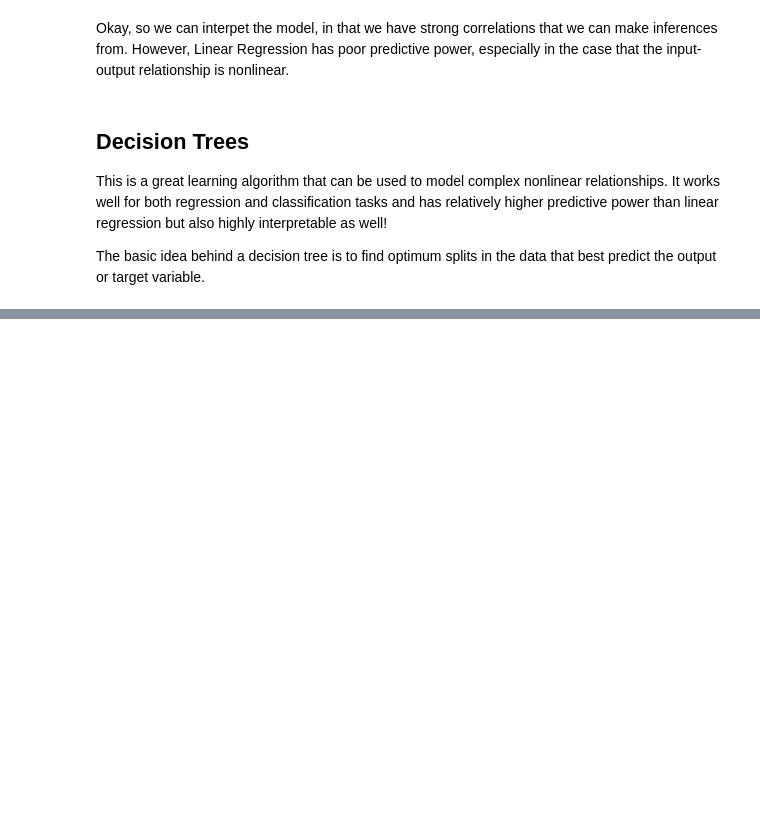
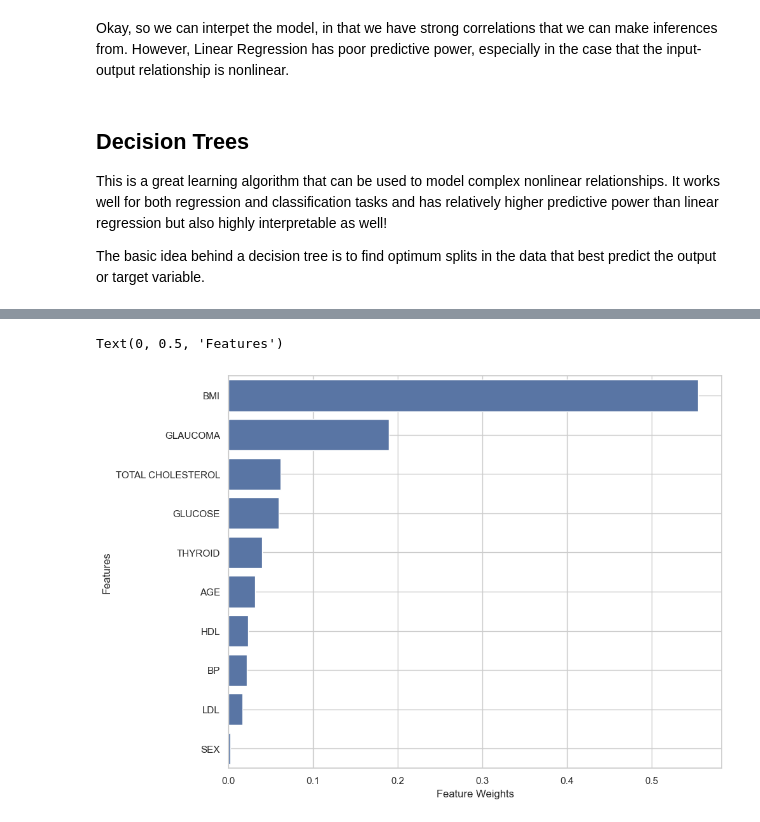
Before and after one commit to jcarlson23/generative-ai-explorations, a Jupyter notebook: chap3/white-box-models.ipynb, the cells around one changed output, grey strips where cells are left out. Cells and saved outputs as stored; diff of their text form; code cells hidden in the pictures; blank space fills up the shorter version.

```diff
--- a/chap3/white-box-models.ipynb
+++ b/chap3/white-box-models.ipynb
@@ -253,0 +281,16 @@ Decision tree MAE (depth 7) is          50.37
+# %%
+weights = decision_tree_model.feature_importances_
+
+feature_importance_idx = np.argsort(np.abs(weights))[::-1]
+feature_importance = [feature_names[idx].upper() for idx in feature_importance_idx]
+feature_importance_values = [weights[idx] for idx in feature_importance_idx]
+
+f,ax = plt.subplots(figsize=(10,8))
+sns.barplot(x=feature_importance_values,
+            y=feature_importance, ax=ax)
+ax.grid(True)
+ax.set_xlabel('Feature Weights')
+ax.set_ylabel('Features')
+# %% [output]
+Text(0, 0.5, 'Features')
+[figure, added]
```
Also changed, not shown: parts of 5 cells of this notebook, 1 other file.
